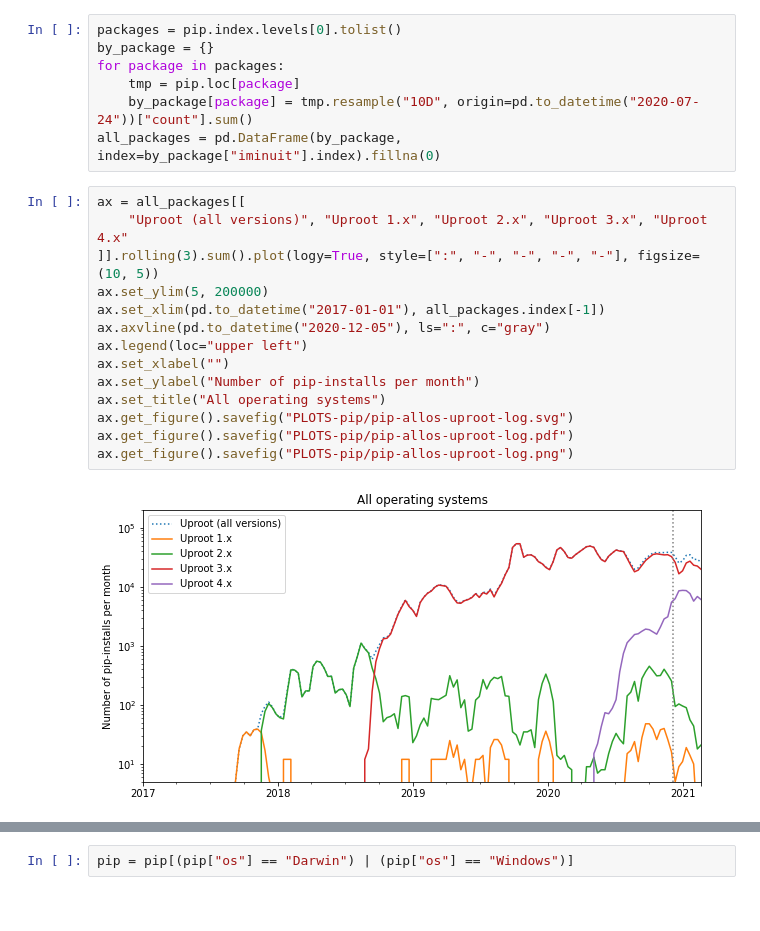
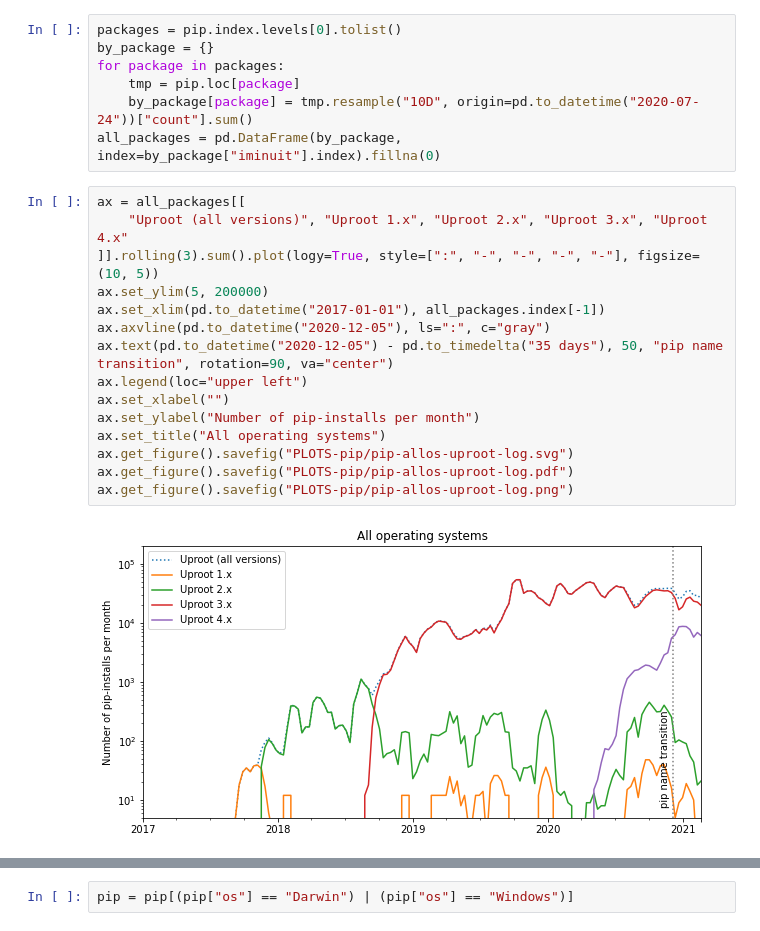
Before and after one commit to jpivarski-talks/2021-02-24-reload-statistics, a Jupyter notebook: analyze-pip.ipynb, the cells around one changed output, grey strips where cells are left out. Drawn from its saved outputs; the diff is of its cells as text.

Commit message:
Labeled the pip name-transition line.

```diff
--- a/analyze-pip.ipynb
+++ b/analyze-pip.ipynb
@@ -83,19 +83,20 @@ all_packages = pd.DataFrame(by_package, index=by_package["iminuit"].index).filln
 # %%
 ax = all_packages[[
     "Uproot (all versions)", "Uproot 1.x", "Uproot 2.x", "Uproot 3.x", "Uproot 4.x"
 ]].rolling(3).sum().plot(logy=True, style=[":", "-", "-", "-", "-"], figsize=(10, 5))
 ax.set_ylim(5, 200000)
 ax.set_xlim(pd.to_datetime("2017-01-01"), all_packages.index[-1])
 ax.axvline(pd.to_datetime("2020-12-05"), ls=":", c="gray")
+ax.text(pd.to_datetime("2020-12-05") - pd.to_timedelta("35 days"), 50, "pip name transition", rotation=90, va="center")
 ax.legend(loc="upper left")
 ax.set_xlabel("")
 ax.set_ylabel("Number of pip-installs per month")
 ax.set_title("All operating systems")
 ax.get_figure().savefig("PLOTS-pip/pip-allos-uproot-log.svg")
 ax.get_figure().savefig("PLOTS-pip/pip-allos-uproot-log.pdf")
 ax.get_figure().savefig("PLOTS-pip/pip-allos-uproot-log.png")
 # %% [output]
-[figure, old version]
+[figure, new version]
 # %%
 ax = all_packages[[
     "Uproot (all versions)", "Uproot 1.x", "Uproot 2.x", "Uproot 3.x", "Uproot 4.x"
```
Also changed, not shown: parts of 12 cells of this notebook.
